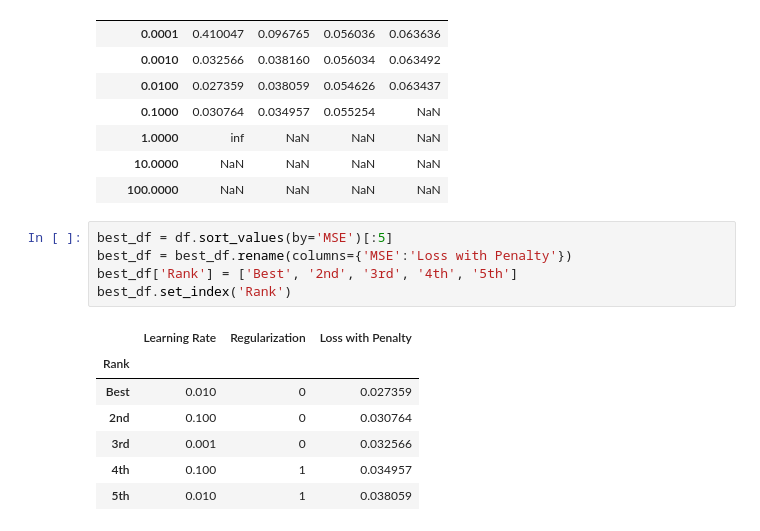
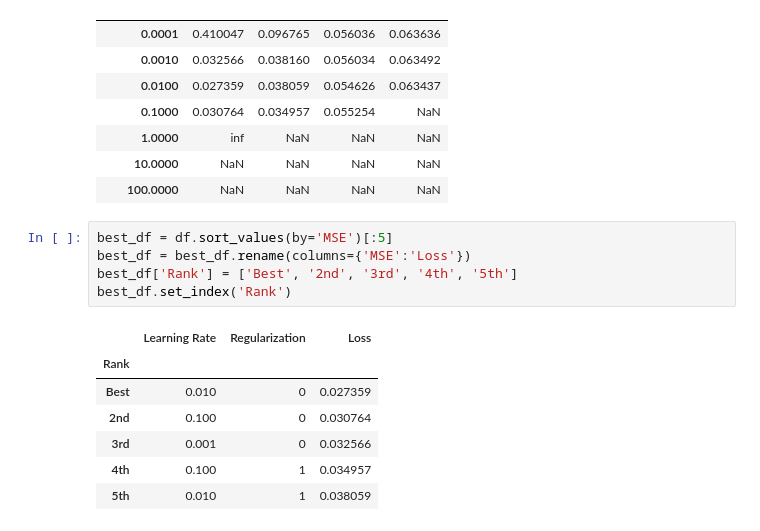
Before and after one commit to rukhUT/BatchGradientDescent, a Jupyter notebook: Upload/GD.ipynb, the cells around one changed output. Drawn from its saved outputs; the diff is of its cells as text.

Commit message:
Changed df column name.

```diff
--- a/Upload/GD.ipynb
+++ b/Upload/GD.ipynb
@@ -139,11 +139,11 @@ mse_df
 | 100.0000 | NaN | NaN | NaN | NaN |
 # %%
 best_df = df.sort_values(by='MSE')[:5]
-best_df = best_df.rename(columns={'MSE':'Loss with Penalty'})
+best_df = best_df.rename(columns={'MSE':'Loss'})
 best_df['Rank'] = ['Best', '2nd', '3rd', '4th', '5th']
 best_df.set_index('Rank')
 # %% [output]
-|  | Learning Rate | Regularization | Loss with Penalty |
+|  | Learning Rate | Regularization | Loss |
 | Rank |  |  |  |
 | Best | 0.010 | 0 | 0.027359 |
 | 2nd | 0.100 | 0 | 0.030764 |
```
